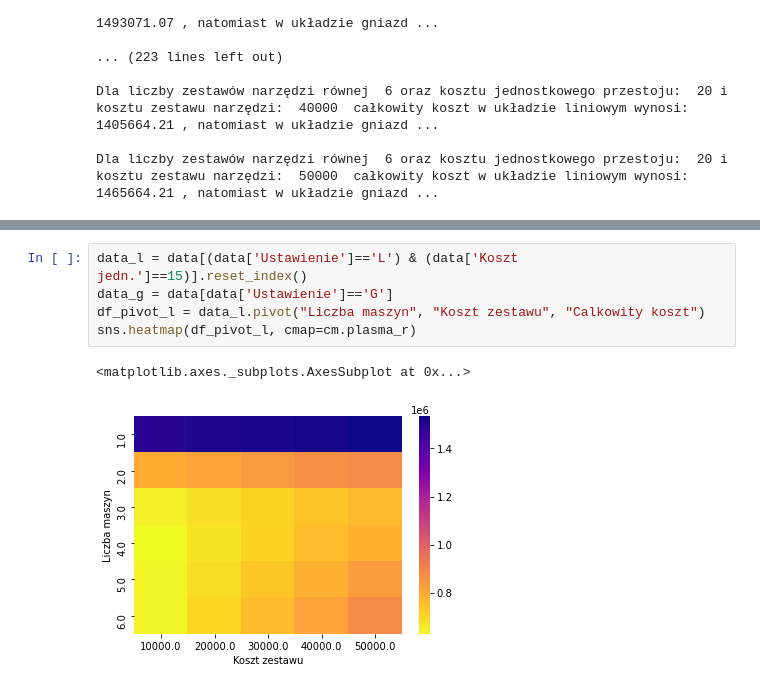
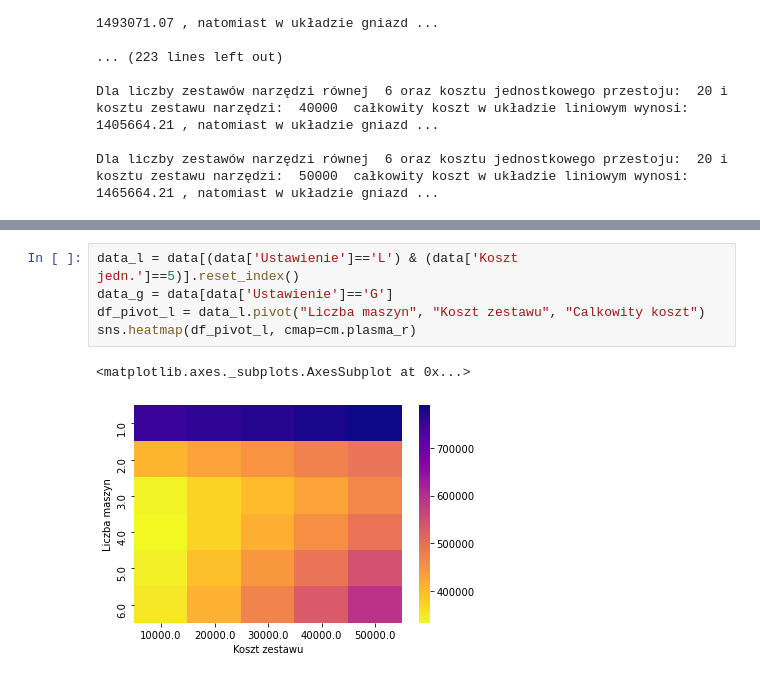
Before and after one commit to fmordarski/Gwintex, a Jupyter notebook: Raport_GWINTEX.ipynb, the cells around one changed output, grey strips where cells are left out. Drawn from its saved outputs; the diff is of its cells as text.

```diff
--- a/Raport_GWINTEX.ipynb
+++ b/Raport_GWINTEX.ipynb
@@ -268,8 +252,8 @@ data_l
 # %%
-data_l = data[(data['Ustawienie']=='L') & (data['Koszt jedn.']==15)].reset_index()
+data_l = data[(data['Ustawienie']=='L') & (data['Koszt jedn.']==5)].reset_index()
 data_g = data[data['Ustawienie']=='G']
 df_pivot_l = data_l.pivot("Liczba maszyn", "Koszt zestawu", "Calkowity koszt")
 sns.heatmap(df_pivot_l, cmap=cm.plasma_r)
 # %% [output]
 <matplotlib.axes._subplots.AxesSubplot at 0x...>
-[figure, old version]
+[figure, new version]
```
Also changed, not shown: parts of 1 cell of this notebook.
